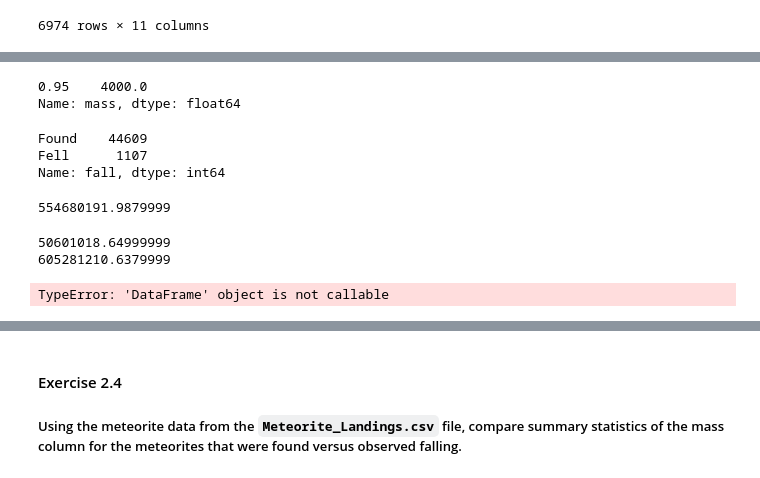
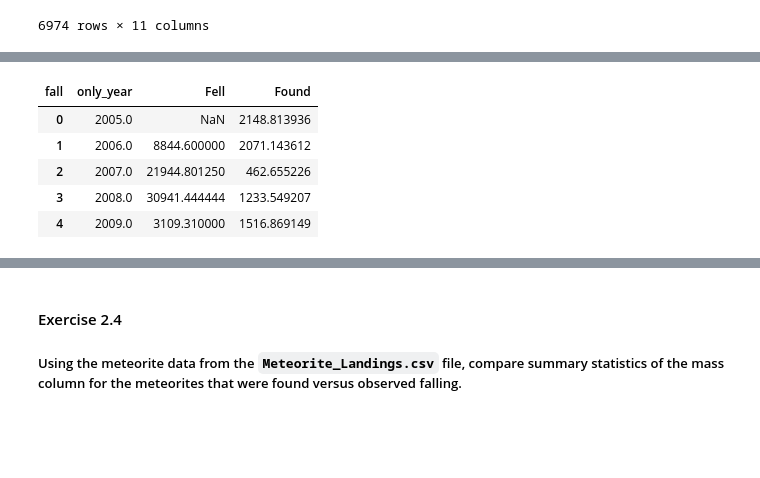
Before and after one commit to ugnevaisvilaite/She-Goes-Tech22, a Jupyter notebook: day_17/workbook.ipynb, the cells around one changed output, grey strips where cells are left out. Cells and saved outputs as stored; diff of their text form; code cells hidden in the pictures; blank space fills up the shorter version.

```diff
--- a/day_17/workbook.ipynb
+++ b/day_17/workbook.ipynb
@@ -221,28 +222,12 @@ KeyError: 'my_data'
-# %%
-meteorites['mass'].quantile([0.95])
-# %% [output]
-0.95    4000.0
-Name: mass, dtype: float64
-# %%
-meteorites.fall.value_counts()
-# %% [output]
-Found    44609
-Fell      1107
-Name: fall, dtype: int64
-# %%
-sum1 = meteorites[meteorites.fall == 'Found'].sum()['mass']
-sum1
-# %% [output]
-554680191.9879999
-# %%
-sum2 = meteorites[meteorites.fall == 'Fell'].sum()['mass']
-print(sum2)
-sum_both = sum1 + sum2
-print(sum_both)
-# %% [output]
-50601018.64999999
-605281210.6379999
-# %%
-meteorites(sum_both).quantile([0.95])
-# %% [output]
-TypeError: 'DataFrame' object is not callable
+# %%
+pivot_table = pd.pivot_table(my_data, values = 'mass', index='only_year', columns = 'fall').reset_index()
+
+pivot_table
+#wanted to try with pivot table
+# %% [output]
+| fall | only_year | Fell | Found |
+| 0 | 2005.0 | NaN | 2148.813936 |
+| 1 | 2006.0 | 8844.600000 | 2071.143612 |
+| 2 | 2007.0 | 21944.801250 | 462.655226 |
+| 3 | 2008.0 | 30941.444444 | 1233.549207 |
+| 4 | 2009.0 | 3109.310000 | 1516.869149 |
```
Also changed, not shown: parts of 8 cells of this notebook.
